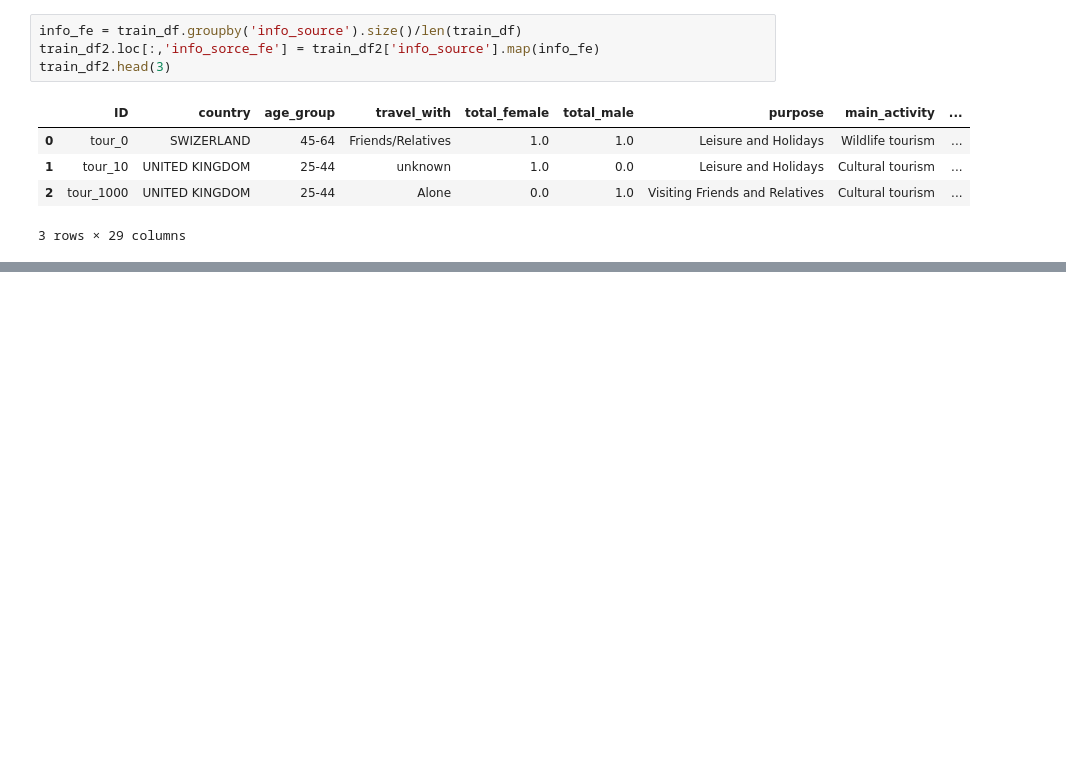
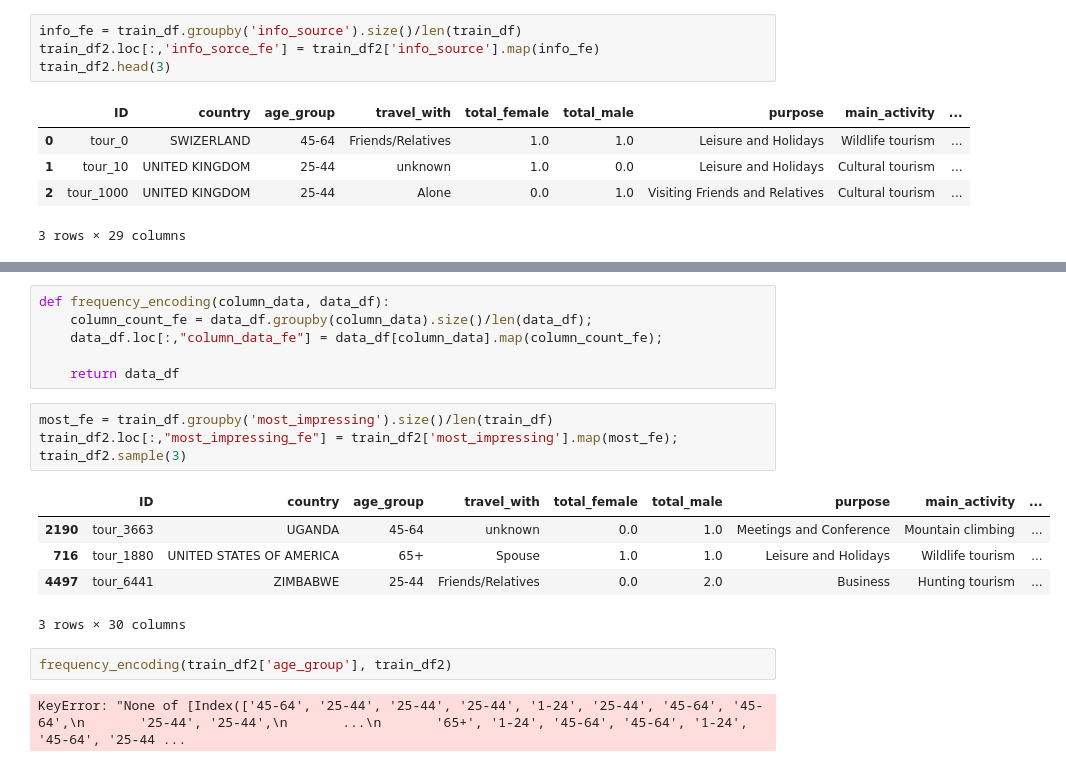
Before and after one commit to phelly/publicAPIs, a Jupyter notebook: Tourism Prediction.ipynb, the cells around one changed output, grey strips where cells are left out. Cells and saved outputs as stored; diff of their text form; blank space fills up the shorter version.

Commit message:
Encoding Categorical Variables

```diff
--- a/Tourism Prediction.ipynb
+++ b/Tourism Prediction.ipynb
@@ -366,0 +379,20 @@ train_df2.head(3)
+# %%
+def frequency_encoding(column_data, data_df):
+    column_count_fe = data_df.groupby(column_data).size()/len(data_df);
+    data_df.loc[:,"column_data_fe"] = data_df[column_data].map(column_count_fe);
+
+    return data_df
+# %%
+most_fe = train_df.groupby('most_impressing').size()/len(train_df)
+train_df2.loc[:,"most_impressing_fe"] = train_df2['most_impressing'].map(most_fe);
+train_df2.sample(3)
+# %% [output]
+|  | ID | country | age_group | travel_with | total_female | total_male | purpose | main_activity | ... |
+| 2190 | tour_3663 | UGANDA | 45-64 | unknown | 0.0 | 1.0 | Meetings and Conference | Mountain climbing | ... |
+| 716 | tour_1880 | UNITED STATES OF AMERICA | 65+ | Spouse | 1.0 | 1.0 | Leisure and Holidays | Wildlife tourism | ... |
+| 4497 | tour_6441 | ZIMBABWE | 25-44 | Friends/Relatives | 0.0 | 2.0 | Business | Hunting tourism | ... |
+3 rows × 30 columns
+# %%
+frequency_encoding(train_df2['age_group'], train_df2)
+# %% [output]
+KeyError: "None of [Index(['45-64', '25-44', '25-44', '25-44', '1-24', '25-44', '45-64', '45-64',\n       '25-44', '25-44',\n       ...\n       '65+', '1-24', '45-64', '45-64', '1-24', '45-64', '25-44 ...
```
Also changed, not shown: parts of 1 cell of this notebook.
